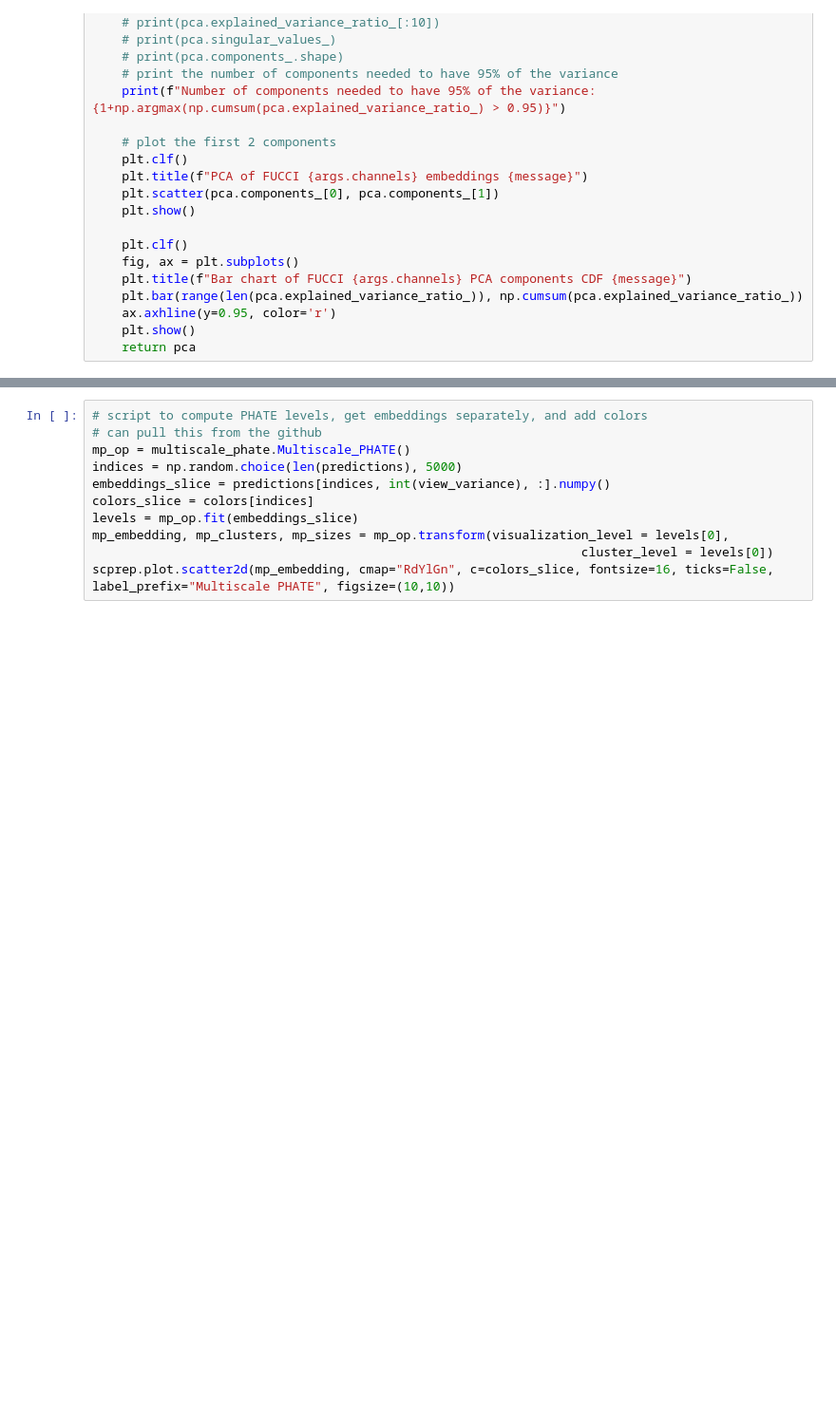
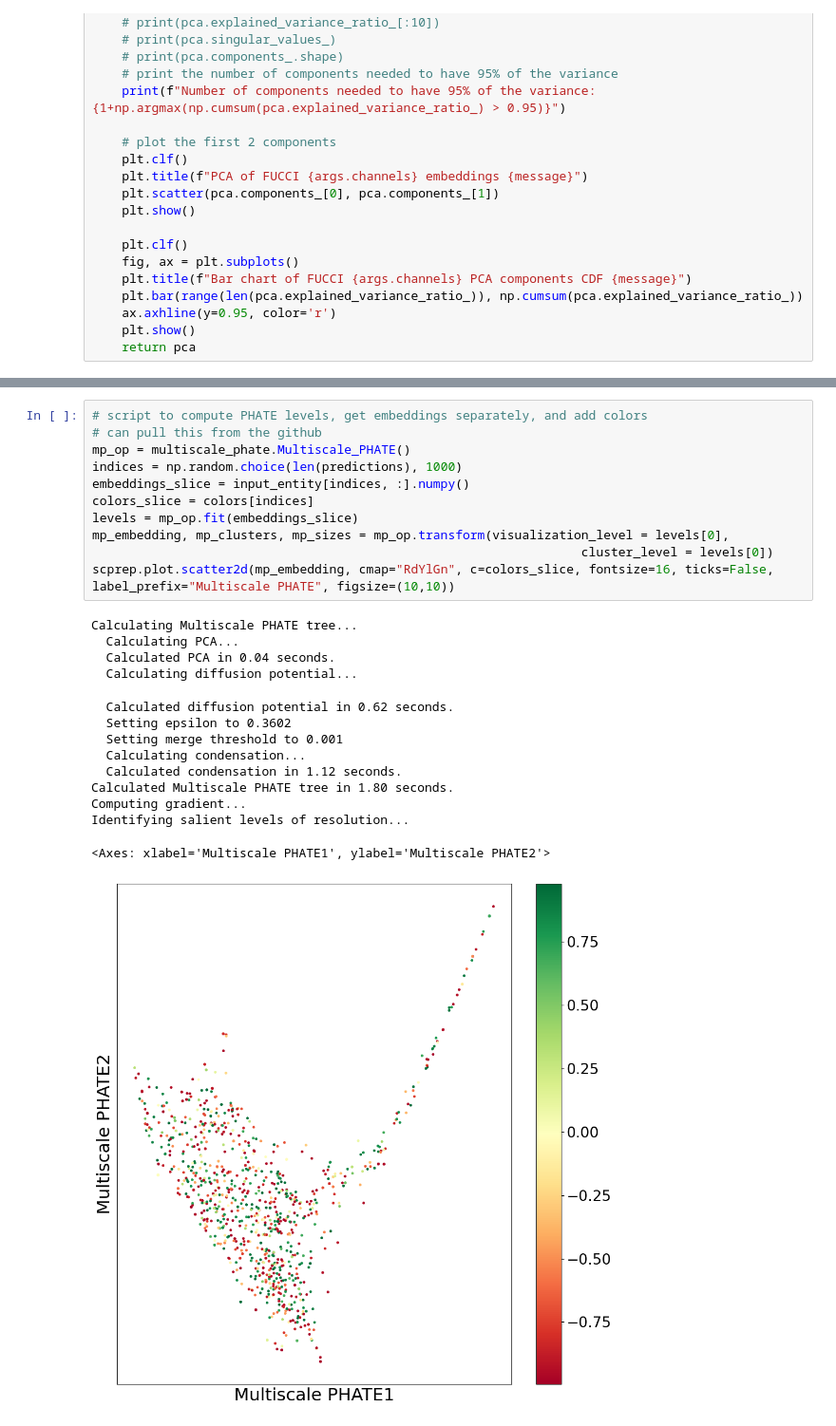
Before and after one commit to ishan-gaur/implicit-cell-model, a Jupyter notebook: embedding.ipynb, the cells around one changed output, grey strips where cells are left out. Shown at 95% size. Saved outputs shown, nothing was run; the diff lists cells and outputs as text; blank space fills up the shorter version.

```diff
--- a/embedding.ipynb
+++ b/embedding.ipynb
@@ -305,12 +341,27 @@ def PHATE_plot(mp_embedding, mp_sizes, mp_clusters, message=""):
 # %%
 # script to compute PHATE levels, get embeddings separately, and add colors
 # can pull this from the github
 mp_op = multiscale_phate.Multiscale_PHATE()
-indices = np.random.choice(len(predictions), 5000)
-embeddings_slice = predictions[indices, int(view_variance), :].numpy()
+indices = np.random.choice(len(predictions), 1000)
+embeddings_slice = input_entity[indices, :].numpy()
 colors_slice = colors[indices]
 levels = mp_op.fit(embeddings_slice)
 mp_embedding, mp_clusters, mp_sizes = mp_op.transform(visualization_level = levels[0],
                                                                   cluster_level = levels[0])
 scprep.plot.scatter2d(mp_embedding, cmap="RdYlGn", c=colors_slice, fontsize=16, ticks=False, label_prefix="Multiscale PHATE", figsize=(10,10))
+# %% [output]
+Calculating Multiscale PHATE tree...
+  Calculating PCA...
+  Calculated PCA in 0.04 seconds.
+  Calculating diffusion potential...
+  Calculated diffusion potential in 0.62 seconds.
+  Setting epsilon to 0.3602
+  Setting merge threshold to 0.001
+  Calculating condensation...
+  Calculated condensation in 1.12 seconds.
+Calculated Multiscale PHATE tree in 1.80 seconds.
+Computing gradient...
+Identifying salient levels of resolution...
+<Axes: xlabel='Multiscale PHATE1', ylabel='Multiscale PHATE2'>
+[figure, added]
 # %%
```
Also changed, not shown: parts of 26 cells of this notebook, 4 other files.
